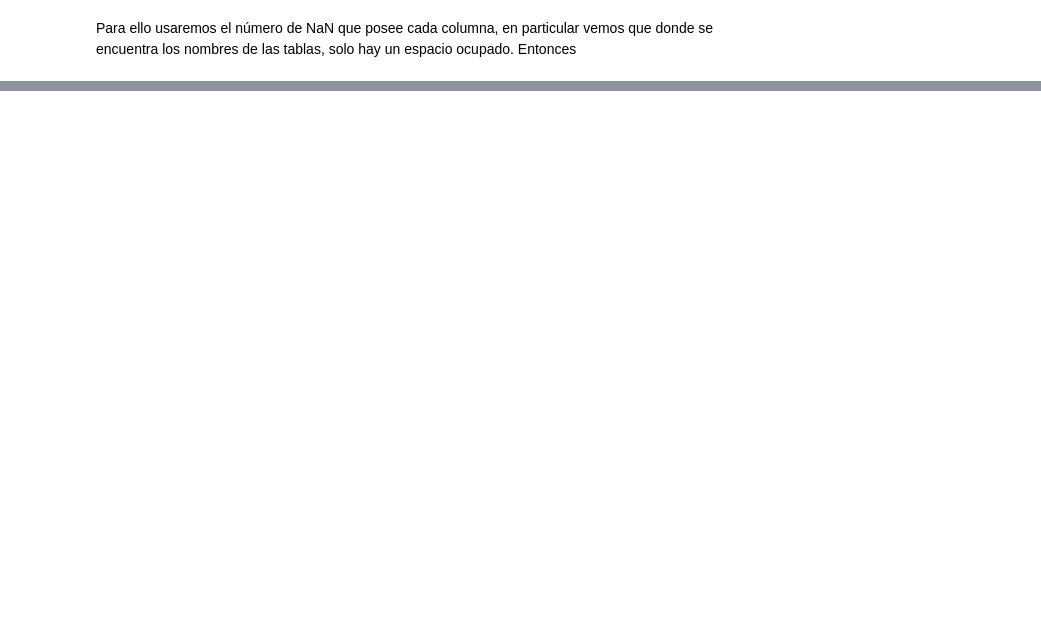
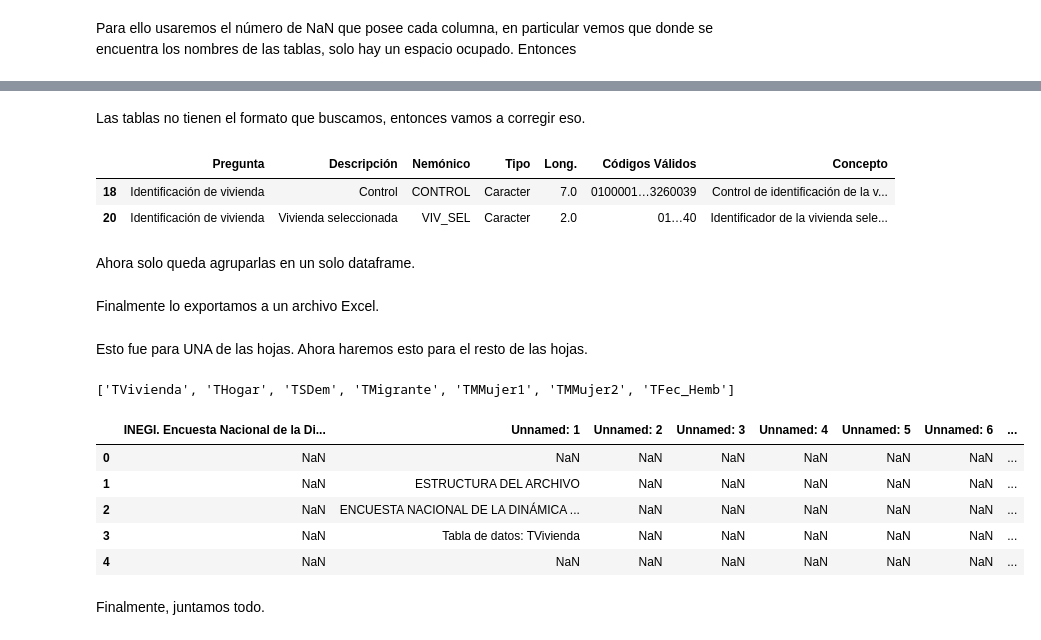
Before and after one commit to Dust1920/explore_inegi, a Jupyter notebook: social_demographic/encuestas/regulares/ENADID/enadid_2014.ipynb, the cells around one changed output, grey strips where cells are left out. Saved outputs shown, nothing was run; the diff lists cells and outputs as text; code cells hidden in the pictures; blank space fills up the shorter version.

```diff
--- a/social_demographic/encuestas/regulares/ENADID/enadid_2014.ipynb
+++ b/social_demographic/encuestas/regulares/ENADID/enadid_2014.ipynb
@@ -122,0 +143,15 @@ print(index_tables)
+# %% [markdown]
+Las tablas no tienen el formato que buscamos, entonces vamos a corregir eso.
+# %%
+
+for i, df in enumerate(ldfs):
+    df.columns = new_cols  # Corregimos las columnas.
+    ldfs[i] = df.iloc[3:,1:].dropna(axis = 1, how = 'all').dropna(axis = 0, how = 'all').ffill().iloc[1:,:]
+    df['SubNombre'] = df.iloc[0, 1]  # Agregamos el nombre de la tabla al final.
+ldfs[0]
+# %% [output]
+|  | Pregunta | Descripción | Nemónico | Tipo | Long. | Códigos Válidos | Concepto |
+| 18 | Identificación de vivienda | Control | CONTROL | Caracter | 7.0 | 0100001…3260039 | Control de identificación de la v... |
+| 20 | Identificación de vivienda | Vivienda seleccionada | VIV_SEL | Caracter | 2.0 | 01…40 | Identificador de la vivienda sele... |
+# %% [markdown]
+Ahora solo queda agruparlas en un solo dataframe.
@@ -122,0 +162,2 @@ print(index_tables)
+# %% [markdown]
+Finalmente lo exportamos a un archivo Excel.
@@ -122,0 +166,16 @@ print(index_tables)
+# %% [markdown]
+Esto fue para UNA de las hojas. Ahora haremos esto para el resto de las hojas.
+# %%
+dict_sheets = list(enadid.keys())
+print(dict_sheets)
+sheet = dict_sheets[0]
+test = enadid[sheet]
+test.head()
+# %% [output]
+['TVivienda', 'THogar', 'TSDem', 'TMigrante', 'TMMujer1', 'TMMujer2', 'TFec_Hemb']
+|  | INEGI. Encuesta Nacional de la Di... | Unnamed: 1 | Unnamed: 2 | Unnamed: 3 | Unnamed: 4 | Unnamed: 5 | Unnamed: 6 | ... |
+| 0 | NaN | NaN | NaN | NaN | NaN | NaN | NaN | ... |
+| 1 | NaN | ESTRUCTURA DEL ARCHIVO | NaN | NaN | NaN | NaN | NaN | ... |
+| 2 | NaN | ENCUESTA NACIONAL DE LA DINÁMICA ... | NaN | NaN | NaN | NaN | NaN | ... |
+| 3 | NaN | Tabla de datos: TVivienda | NaN | NaN | NaN | NaN | NaN | ... |
+| 4 | NaN | NaN | NaN | NaN | NaN | NaN | NaN | ... |
@@ -122,0 +221,2 @@ print(index_tables)
+# %% [markdown]
+Finalmente, juntamos todo.
```
Also changed, not shown: parts of 10 cells of this notebook, 3 other files.
